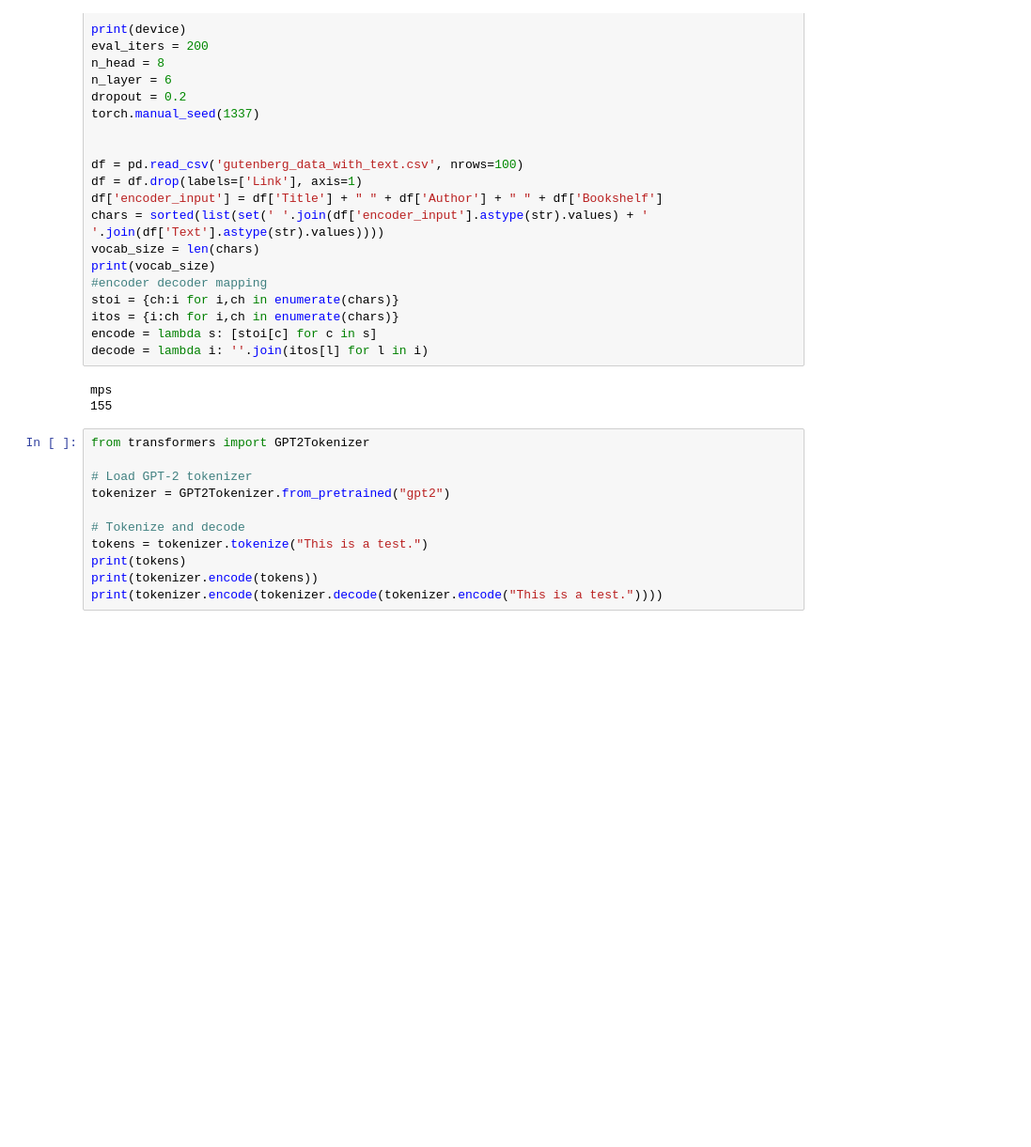
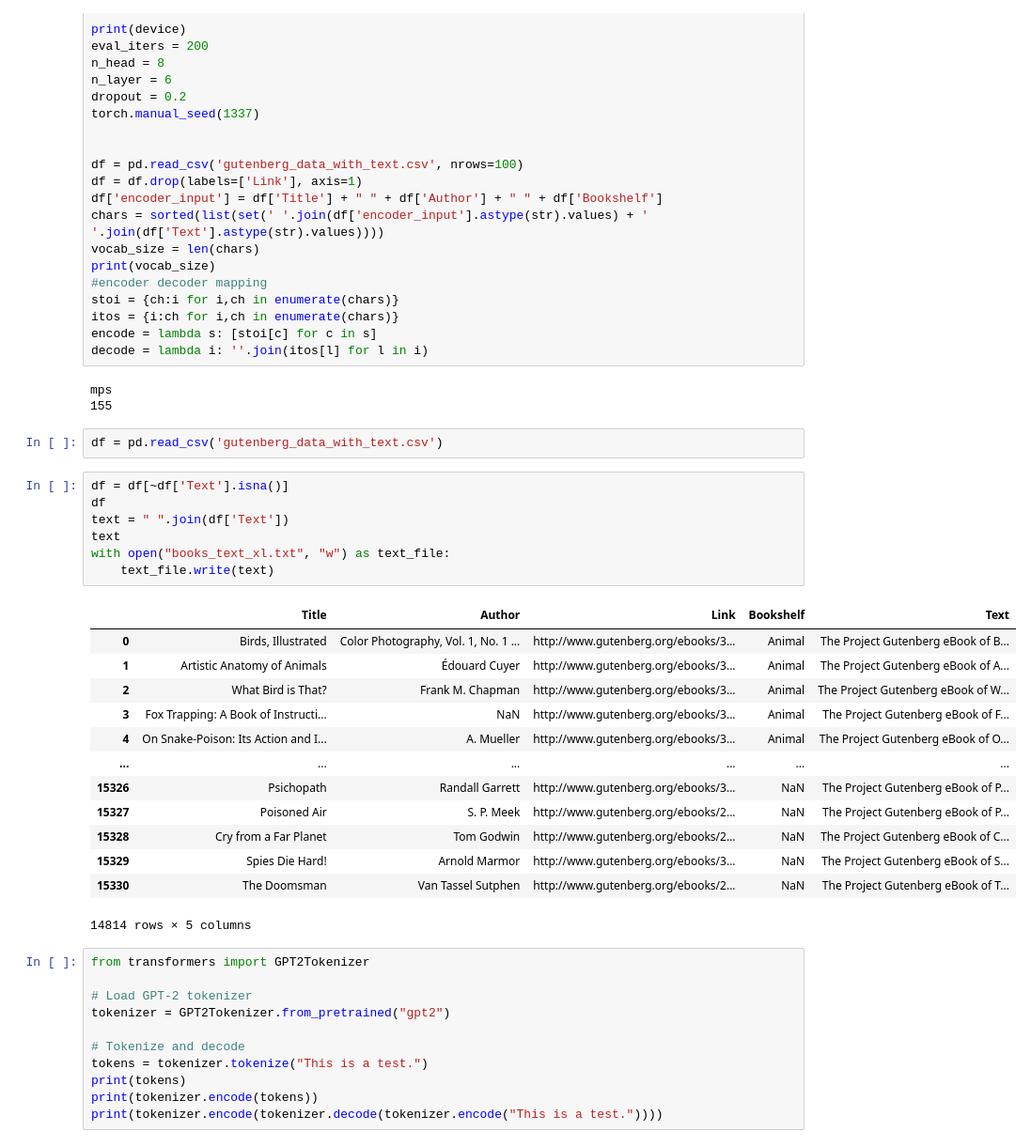
Before and after one commit to bayki2004/gpt_small, a Jupyter notebook: gpt_testing_notebook.ipynb, the cells around one changed output. Shown at 94% size. Drawn from its saved outputs; the diff is of its cells as text; blank space fills up the shorter version.

```diff
--- a/gpt_testing_notebook.ipynb
+++ b/gpt_testing_notebook.ipynb
@@ -200,6 +200,29 @@ decode = lambda i: ''.join(itos[l] for l in i)
 # %% [output]
 mps
 155
+# %%
+df = pd.read_csv('gutenberg_data_with_text.csv')
+# %%
+df = df[~df['Text'].isna()]
+df
+text = " ".join(df['Text'])
+text
+with open("books_text_xl.txt", "w") as text_file:
+    text_file.write(text)
+# %% [output]
+|  | Title | Author | Link | Bookshelf | Text |
+| 0 | Birds, Illustrated | Color Photography, Vol. 1, No. 1 ... | http://www.gutenberg.org/ebooks/3... | Animal | ﻿The Project Gutenberg eBook of B... |
+| 1 | Artistic Anatomy of Animals | Édouard Cuyer | http://www.gutenberg.org/ebooks/3... | Animal | ﻿The Project Gutenberg eBook of A... |
+| 2 | What Bird is That? | Frank M. Chapman | http://www.gutenberg.org/ebooks/3... | Animal | ﻿The Project Gutenberg eBook of W... |
+| 3 | Fox Trapping: A Book of Instructi... | NaN | http://www.gutenberg.org/ebooks/3... | Animal | ﻿The Project Gutenberg eBook of F... |
+| 4 | On Snake-Poison: Its Action and I... | A. Mueller | http://www.gutenberg.org/ebooks/3... | Animal | ﻿The Project Gutenberg eBook of O... |
+| ... | ... | ... | ... | ... | ... |
+| 15326 | Psichopath | Randall Garrett | http://www.gutenberg.org/ebooks/3... | NaN | ﻿The Project Gutenberg eBook of P... |
+| 15327 | Poisoned Air | S. P. Meek | http://www.gutenberg.org/ebooks/2... | NaN | ﻿The Project Gutenberg eBook of P... |
+| 15328 | Cry from a Far Planet | Tom Godwin | http://www.gutenberg.org/ebooks/2... | NaN | ﻿The Project Gutenberg eBook of C... |
+| 15329 | Spies Die Hard! | Arnold Marmor | http://www.gutenberg.org/ebooks/3... | NaN | ﻿The Project Gutenberg eBook of S... |
+| 15330 | The Doomsman | Van Tassel Sutphen | http://www.gutenberg.org/ebooks/2... | NaN | ﻿The Project Gutenberg eBook of T... |
+14814 rows × 5 columns
 # %%
 from transformers import GPT2Tokenizer
 
```
Also changed, not shown: 3 other files.
